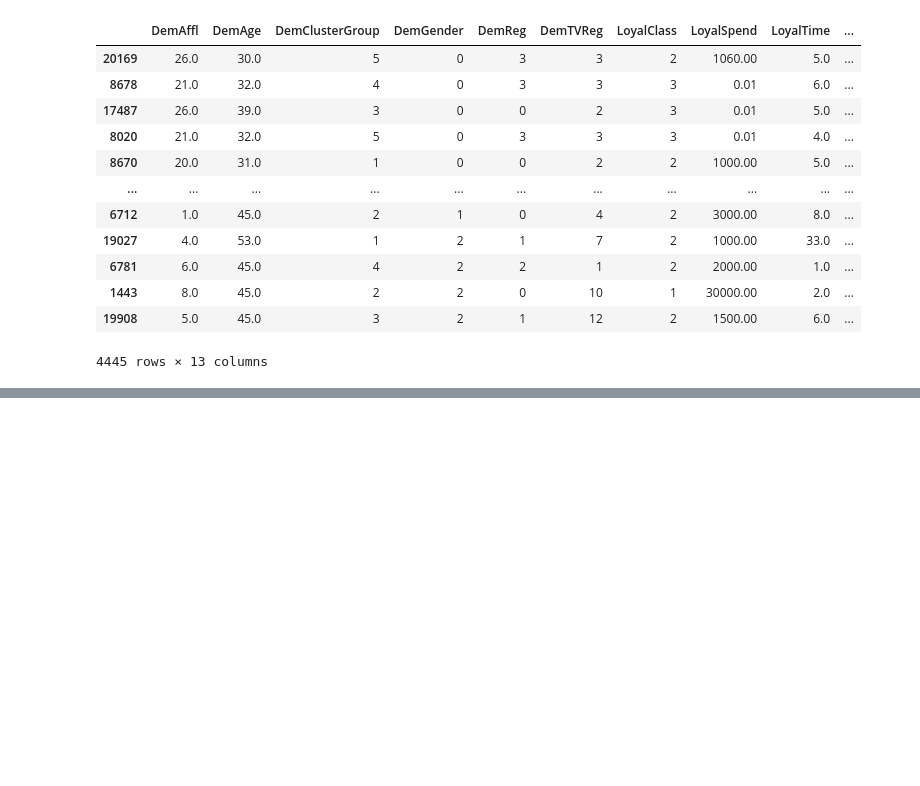
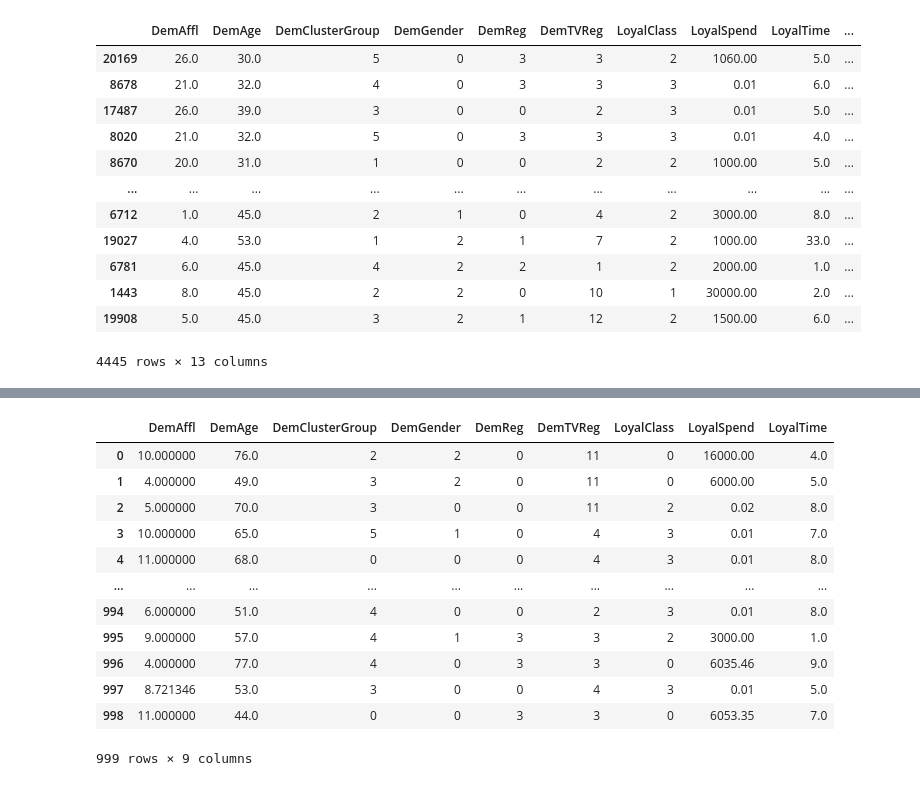
Before and after one commit to sathwik238/Loyalty-Program-Marketing-Analytics, a Jupyter notebook: Marketing_Campaign_Analytics.ipynb, the cells around one changed output, grey strips where cells are left out. Drawn from its saved outputs; the diff is of its cells as text; code cells hidden in the pictures; blank space fills up the shorter version.

```diff
--- a/Marketing_Campaign_Analytics.ipynb
+++ b/Marketing_Campaign_Analytics.ipynb
@@ -543,0 +542,11 @@ decile_summary
+# %%
+# Using this sample analysis and projectin the results to the entire dataset, we can estimate the number of customers that will buy the product
+# and the number of customers that will not buy the product, and the revenue that will be generated from the customers that will buy the product
+# and the revenue that will be lost from the customers that will not buy the product. This will help in making business decisions and planning
+# marketing strategies to target the customers that are likely to buy the product and increase the revenue of the company.
+
+entire_data = pd.read_excel('data/a2_Dataset_90Percent.xlsx')
+print(entire_data.shape)
+
+
+entire_data.head()
@@ -543,0 +561,31 @@ decile_summary
+# %%
+
+entire_data.drop('ID', axis=1, inplace=True)
+# %%
+# filling missing values with mean for continuous and mode for categorical using for loop to iterate through columns
+for col in entire_data.columns:
+    if entire_data[col].dtype == 'object':
+        entire_data[col] = entire_data[col].fillna(entire_data[col].mode()[0])
+    else:
+        entire_data[col] = entire_data[col].fillna(entire_data[col].mean())
+# %%
+le = LabelEncoder()
+for col in entire_data.columns:
+    if entire_data[col].dtype == 'object':
+        entire_data[col] = le.fit_transform(entire_data[col])
+# %%
+entire_data
+# %% [output]
+|  | DemAffl | DemAge | DemClusterGroup | DemGender | DemReg | DemTVReg | LoyalClass | LoyalSpend | LoyalTime |
+| 0 | 10.000000 | 76.0 | 2 | 2 | 0 | 11 | 0 | 16000.00 | 4.0 |
+| 1 | 4.000000 | 49.0 | 3 | 2 | 0 | 11 | 0 | 6000.00 | 5.0 |
+| 2 | 5.000000 | 70.0 | 3 | 0 | 0 | 11 | 2 | 0.02 | 8.0 |
+| 3 | 10.000000 | 65.0 | 5 | 1 | 0 | 4 | 3 | 0.01 | 7.0 |
+| 4 | 11.000000 | 68.0 | 0 | 0 | 0 | 4 | 3 | 0.01 | 8.0 |
+| ... | ... | ... | ... | ... | ... | ... | ... | ... | ... |
+| 994 | 6.000000 | 51.0 | 4 | 0 | 0 | 2 | 3 | 0.01 | 8.0 |
+| 995 | 9.000000 | 57.0 | 4 | 1 | 3 | 3 | 2 | 3000.00 | 1.0 |
+| 996 | 4.000000 | 77.0 | 4 | 0 | 3 | 3 | 0 | 6035.46 | 9.0 |
+| 997 | 8.721346 | 53.0 | 3 | 0 | 0 | 4 | 3 | 0.01 | 5.0 |
+| 998 | 11.000000 | 44.0 | 0 | 0 | 3 | 3 | 0 | 6053.35 | 7.0 |
+999 rows × 9 columns
```
Also changed, not shown: parts of 7 cells of this notebook.
